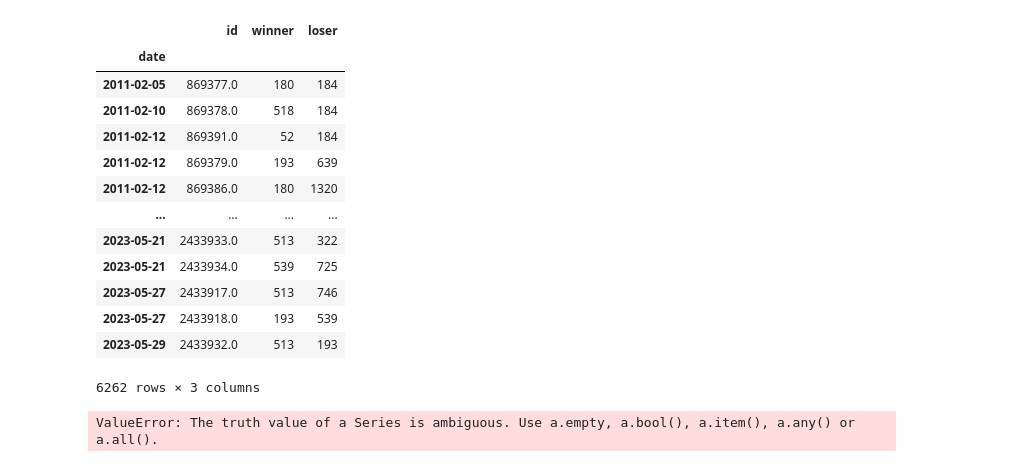
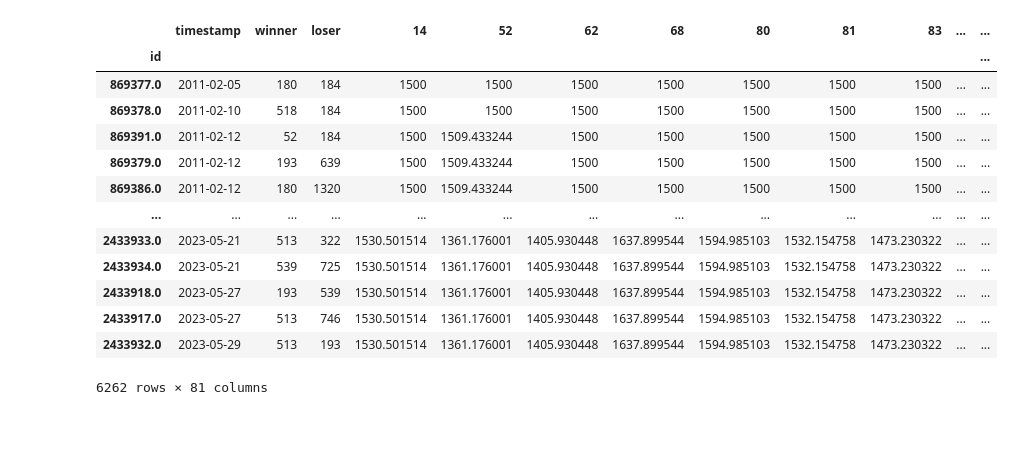
Before and after one commit to evanglas/lacrosse-analysis, a Jupyter notebook: elo_predictor.ipynb, the cells around one changed output. Saved outputs shown, nothing was run; the diff lists cells and outputs as text; code cells hidden in the pictures; blank space fills up the shorter version.

Commit message:
win probs

```diff
--- a/elo_predictor.ipynb
+++ b/elo_predictor.ipynb
@@ -20,14 +23,14 @@ class ELO:
         self.elo_init = 1500
         self.elo_diff = 400
 
-        ELO.check_valid_games(winners, losers, ids, timestamps)
-        ELO.check_valid_params(k, elo_init, elo_diff)
+        ELO.__check_valid_games__(winners, losers, ids, timestamps)
+        ELO.__check_valid_params__(k, elo_init, elo_diff)
 
         # Assemble temporary empty dataframe to store ELOs
         self.competitors = sorted(
-            list(set(self.elo_df.winner.unique()) | set(self.elo_df.loser.unique()))
+            list(set(winners) | set(losers))
         )
-        init_elos = pd.DataFrame(columns=self.competitors, index=self.elo_df.index)
+        init_elos = pd.DataFrame(columns=self.competitors, index=ids if ids is not None else range(len(winners)))
         init_elos.iloc[0, :] = self.elo_init
 
         # Initialize dataframe to store all competitions and ELOs
@@ -42,7 +45,7 @@ class ELO:
 
     # Compute the ELO of every competitor after each match
     def fit(self):
-        for i in range(len(self.elo_df)):
+        for i in tqdm(range(len(self.elo_df))):
             row = self.elo_df.iloc[i]
             winner_id = row["winner"]
             loser_id = row["loser"]
@@ -55,28 +58,35 @@ class ELO:
             )
 
             winner_new_elo, loser_new_elo = self.compute_pairwise_elo(
-                winner_init_elo, loser_init_elo
+                winner_init_elo, loser_init_elo, elo_diff=self.elo_diff, k=self.k
             )
+            if i > 0:
+                self.elo_df.iloc[i, 3:] = self.elo_df.iloc[i - 1, 3:]
             self.elo_df.loc[row.name, winner_id] = winner_new_elo
             self.elo_df.loc[row.name, loser_id] = loser_new_elo
 
-    def compute_pairwise_elo(self, winner_elo, loser_elo):
-        expected_outcome_prob = self.compute_expected_outcome_prob(
-            winner_elo, loser_elo
+    def compute_pairwise_elo(winner_elo, loser_elo, elo_diff, k):
+        expected_outcome_prob = ELO.compute_expected_outcome_prob(
+            winner_elo, loser_elo, elo_diff=elo_diff
         )
-        return winner_elo + self.k * (1 - expected_outcome_prob), loser_elo - self.k * (
+        return winner_elo + k * (1 - expected_outcome_prob), loser_elo - k * (
             1 - expected_outcome_prob
         )
 
-    def compute_expected_outcome_prob(self, elo1, elo2):
-        return 1 / (1 + 10 ** ((elo2 - elo1) / self.elo_diff))
+    @staticmethod
+    def compute_expected_outcome_prob(elo1, elo2, elo_diff=400):
+        return 1 / (1 + 10 ** ((elo2 - elo1) / elo_diff))
 
-    def check_valid_params(k, elo_init, elo_diff):
+    @staticmethod
+    def __check_valid_params__(k, elo_init, elo_diff):
         assert isinstance(k, int) and k > 0
         assert isinstance(elo_init, int) and elo_init > 0
         assert isinstance(elo_diff, int) and elo_diff > 0
 
-    def check_valid_games(winners, losers, ids, timestamps):
+    @intern
+
+    @staticmethod
+    def __check_valid_games__(winners, losers, ids, timestamps):
         # assert proper data types
         assert pd.api.types.is_list_like(winners)
         assert pd.api.types.is_list_like(losers)
@@ -117,21 +125,19 @@ d = pd.DataFrame(index=range(10))
-# %%
-elo_df
-# %% [output]
-|  | id | winner | loser |
-| date |  |  |  |
-| 2011-02-05 | 869377.0 | 180 | 184 |
-| 2011-02-10 | 869378.0 | 518 | 184 |
-| 2011-02-12 | 869391.0 | 52 | 184 |
-| 2011-02-12 | 869379.0 | 193 | 639 |
-| 2011-02-12 | 869386.0 | 180 | 1320 |
-| ... | ... | ... | ... |
-| 2023-05-21 | 2433933.0 | 513 | 322 |
-| 2023-05-21 | 2433934.0 | 539 | 725 |
-| 2023-05-27 | 2433917.0 | 513 | 746 |
-| 2023-05-27 | 2433918.0 | 193 | 539 |
-| 2023-05-29 | 2433932.0 | 513 | 193 |
-6262 rows × 3 columns
 # %%
-e = ELO(elo_df.winner, elo_df.loser, ids=elo_df.id)
+e = ELO(elo_df.winner, elo_df.loser, ids=elo_df.id, timestamps=elo_df.index)
+e.fit()
+e.show_elos()
 # %% [output]
+|  | timestamp | winner | loser | 14 | 52 | 62 | 68 | 80 | 81 | 83 | ... | ... |
+| id |  |  |  |  |  |  |  |  |  |  |  | ... |
+| 869377.0 | 2011-02-05 | 180 | 184 | 1500 | 1500 | 1500 | 1500 | 1500 | 1500 | 1500 | ... | ... |
+| 869378.0 | 2011-02-10 | 518 | 184 | 1500 | 1500 | 1500 | 1500 | 1500 | 1500 | 1500 | ... | ... |
+| 869391.0 | 2011-02-12 | 52 | 184 | 1500 | 1509.433244 | 1500 | 1500 | 1500 | 1500 | 1500 | ... | ... |
+| 869379.0 | 2011-02-12 | 193 | 639 | 1500 | 1509.433244 | 1500 | 1500 | 1500 | 1500 | 1500 | ... | ... |
+| 869386.0 | 2011-02-12 | 180 | 1320 | 1500 | 1509.433244 | 1500 | 1500 | 1500 | 1500 | 1500 | ... | ... |
+| ... | ... | ... | ... | ... | ... | ... | ... | ... | ... | ... | ... | ... |
+| 2433933.0 | 2023-05-21 | 513 | 322 | 1530.501514 | 1361.176001 | 1405.930448 | 1637.899544 | 1594.985103 | 1532.154758 | 1473.230322 | ... | ... |
+| 2433934.0 | 2023-05-21 | 539 | 725 | 1530.501514 | 1361.176001 | 1405.930448 | 1637.899544 | 1594.985103 | 1532.154758 | 1473.230322 | ... | ... |
+| 2433918.0 | 2023-05-27 | 193 | 539 | 1530.501514 | 1361.176001 | 1405.930448 | 1637.899544 | 1594.985103 | 1532.154758 | 1473.230322 | ... | ... |
+| 2433917.0 | 2023-05-27 | 513 | 746 | 1530.501514 | 1361.176001 | 1405.930448 | 1637.899544 | 1594.985103 | 1532.154758 | 1473.230322 | ... | ... |
+| 2433932.0 | 2023-05-29 | 513 | 193 | 1530.501514 | 1361.176001 | 1405.930448 | 1637.899544 | 1594.985103 | 1532.154758 | 1473.230322 | ... | ... |
-ValueError: The truth value of a Series is ambiguous. Use a.empty, a.bool(), a.item(), a.any() or a.all().
+6262 rows × 81 columns
```
Also changed, not shown: parts of 8 cells of this notebook.
